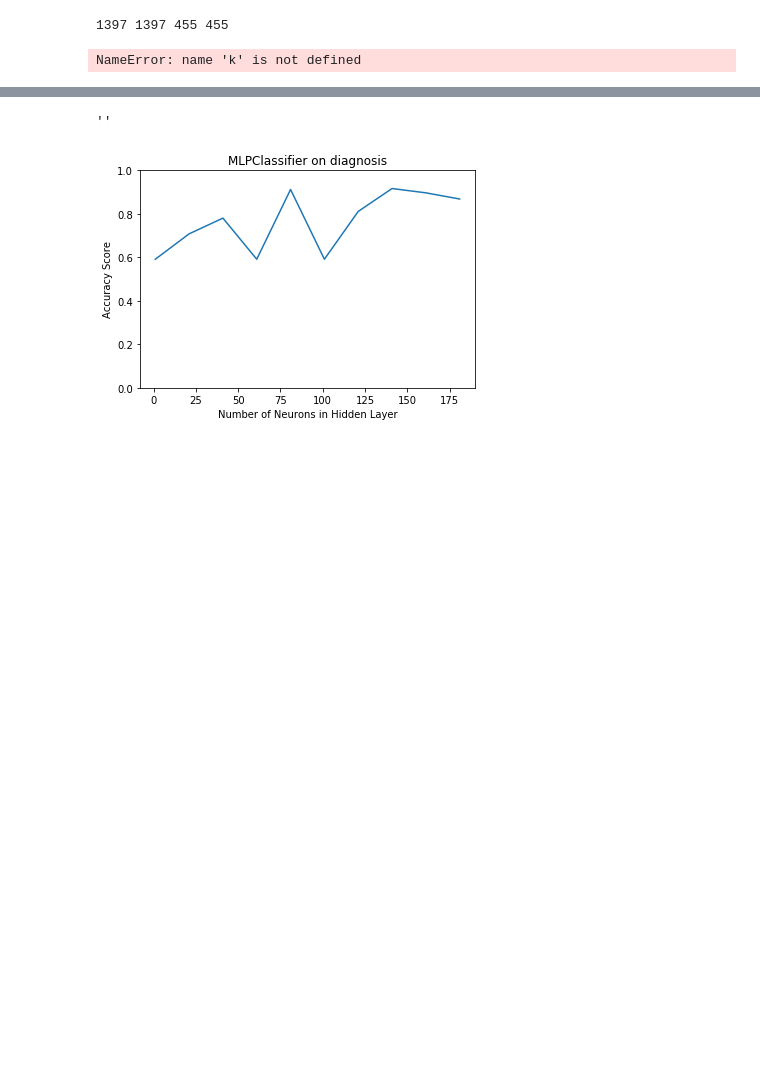
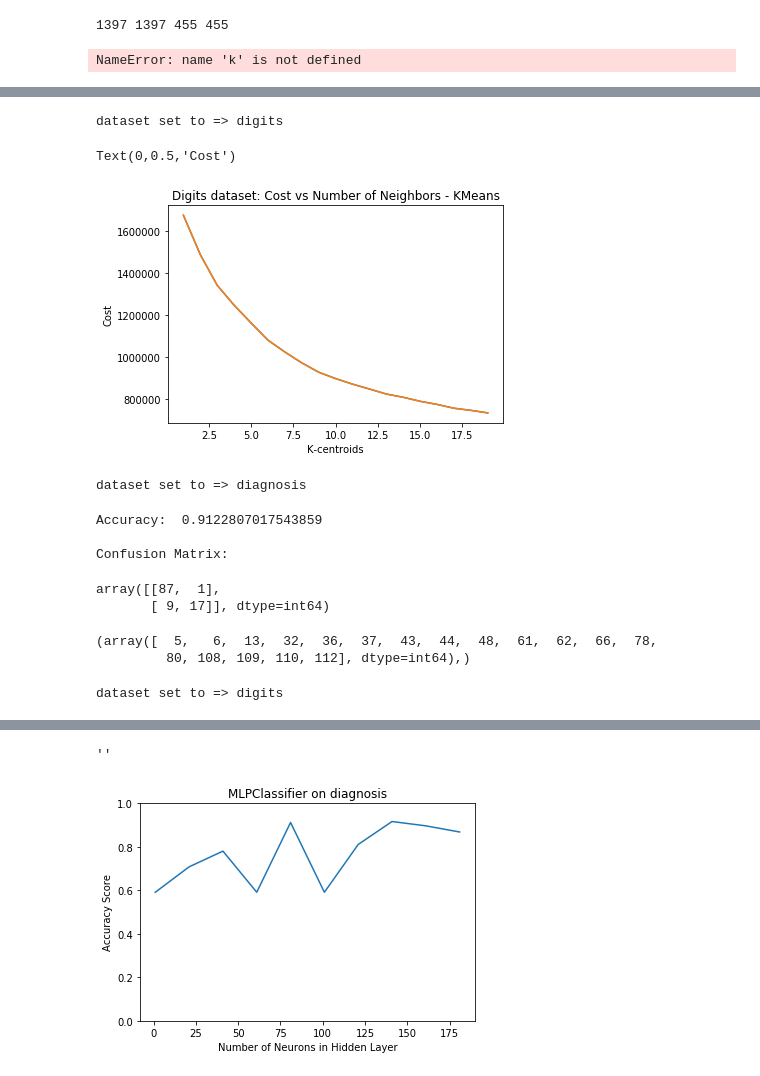
Before and after one commit to tichmangono/ML7641-Machine-Learning, a Jupyter notebook: assignment3 - unsupervised learning & dim reduction/Assignment1_tmangono3-analysis.ipynb, the cells around one changed output, grey strips where cells are left out. Saved outputs shown, nothing was run; the diff lists cells and outputs as text; code cells hidden in the pictures; blank space fills up the shorter version.

```diff
--- a/assignment3 - unsupervised learning & dim reduction/Assignment1_tmangono3-analysis.ipynb
+++ b/assignment3 - unsupervised learning & dim reduction/Assignment1_tmangono3-analysis.ipynb
@@ -146,0 +208,74 @@ NameError: name 'k' is not defined
+# %%
+X, y, dataset = set_data("digits")
+ks, costs = [], []
+
+for k in range (1, 20):
+
+    # Create a kmeans model on our data, using k clusters.  random_state helps ensure that the algorithm returns the same results each time.
+    kmeans_model = KMeans(n_clusters=k, random_state=1).fit(X.iloc[:, :])
+
+    # These are our fitted labels for clusters -- the first cluster has label 0, and the second has label 1.
+    labels = kmeans_model.labels_
+
+    # Sum of distances of samples to their closest cluster center
+    interia = kmeans_model.inertia_
+    #print ("k:",k, " cost:", interia)
+    ks.append(k)
+    costs.append(interia)
+plt.plot(ks, costs)
+plt.plot(ks, costs)
+plt.title("Digits dataset: Cost vs Number of Neighbors - KMeans")
+plt.xlabel("K-centroids")
+plt.ylabel("Cost")
+# %% [output]
+dataset set to => digits
+Text(0,0.5,'Cost')
+[figure, added]
+# %%
+X, y, dataset = set_data("")
+
+# Import KMeans
+from sklearn.cluster import KMeans
+# Create a KMeans instance with 3 clusters: model
+model = KMeans(n_clusters=2)
+# Fit model to points
+model.fit(X)
+# Determine the cluster labels of new_points: labels
+labels = model.labels_
+from sklearn.metrics import confusion_matrix, accuracy_score
+# %% [output]
+dataset set to => diagnosis
+# %%
+print("Accuracy: ", accuracy_score((y2_ts-1)*-1, model.predict(x2_ts)))
+print("\nConfusion Matrix:")
+confusion_matrix((y2_ts-1)*-1, model.predict(x2_ts))
+# %% [output]
+Accuracy:  0.9122807017543859
+
+Confusion Matrix:
+array([[87,  1],
+       [ 9, 17]], dtype=int64)
+# %%
+"""np.where(model.predict(x2_ts)==1)
+
+np.where(y2_ts==1)
+
+np.where(y2_ts==0)
+
+confusion_matrix(y2_ts, model.predict(x2_ts))"""
+# %% [output]
+(array([  5,   6,  13,  32,  36,  37,  43,  44,  48,  61,  62,  66,  78,
+         80, 108, 109, 110, 112], dtype=int64),)
+# %%
+X, y, dataset = set_data("digits")
+
+# Import KMeans
+from sklearn.cluster import KMeans
+# Create a KMeans instance with 10 clusters: model
+model2 = KMeans(n_clusters=10)
+# Fit model to points
+model2.fit(X)
+# Determine the cluster labels of new_points: labels
+labels2 = model2.labels_
+# %% [output]
+dataset set to => digits
```
Also changed, not shown: parts of 47 cells of this notebook, 5 other files.
